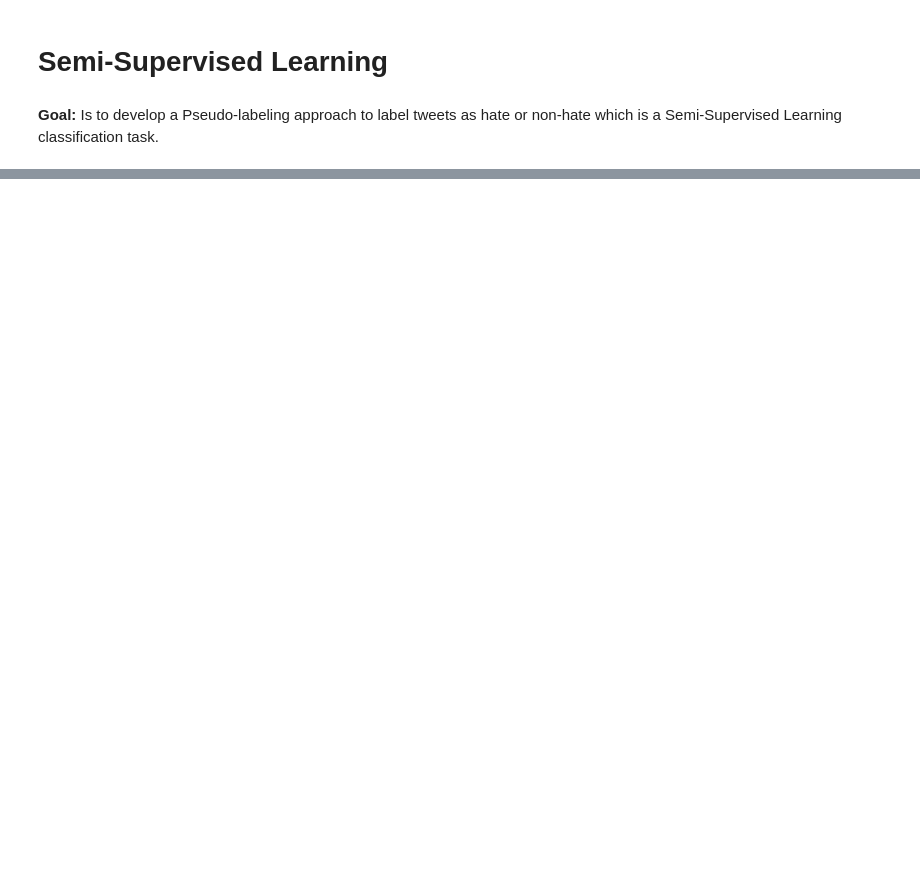
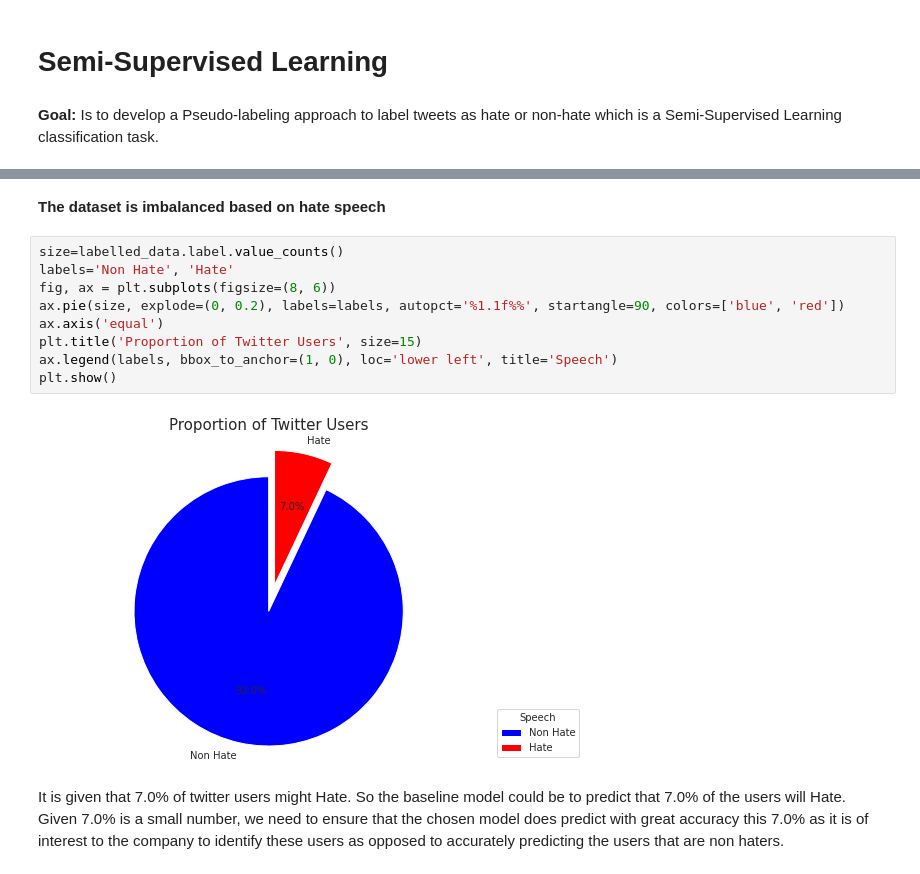
Before and after one commit to danielAdama/sentiment-hate-system, a Jupyter notebook: src/train/semi_supervised_learning_data_labeling.ipynb, the cells around one changed output, grey strips where cells are left out. Cells and saved outputs as stored; diff of their text form; blank space fills up the shorter version.

```diff
--- a/src/train/semi_supervised_learning_data_labeling.ipynb
+++ b/src/train/semi_supervised_learning_data_labeling.ipynb
@@ -192,0 +227,15 @@ memory usage: 749.2+ KB
+# %% [markdown]
+**The dataset is imbalanced based on hate speech**
+# %%
+size=labelled_data.label.value_counts()
+labels='Non Hate', 'Hate'
+fig, ax = plt.subplots(figsize=(8, 6))
+ax.pie(size, explode=(0, 0.2), labels=labels, autopct='%1.1f%%', startangle=90, colors=['blue', 'red'])
+ax.axis('equal')
+plt.title('Proportion of Twitter Users', size=15)
+ax.legend(labels, bbox_to_anchor=(1, 0), loc='lower left', title='Speech')
+plt.show()
+# %% [output]
+[figure, added]
+# %% [markdown]
+It is given that 7.0% of twitter users might Hate. So the baseline model could be to predict that 7.0% of the users will Hate. Given 7.0% is a small number, we need to ensure that the chosen model does predict with great accuracy this 7.0% as it is of interest to the company to identify these users as opposed to accurately predicting the users that are non haters.
```
Also changed, not shown: parts of 33 cells of this notebook.
